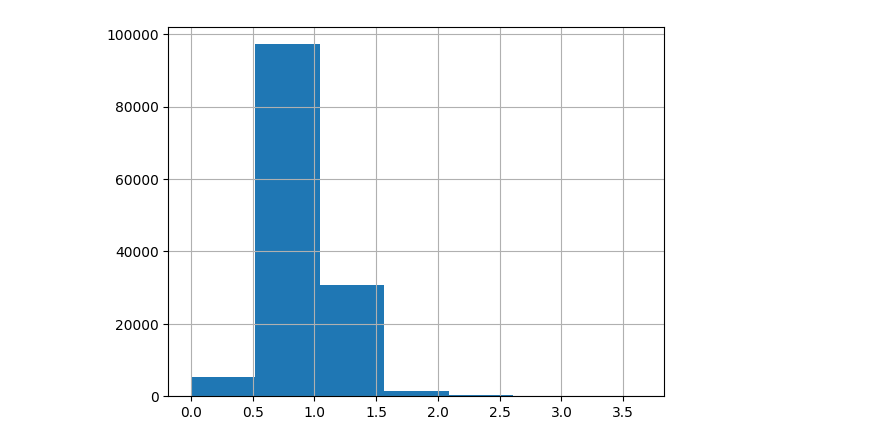
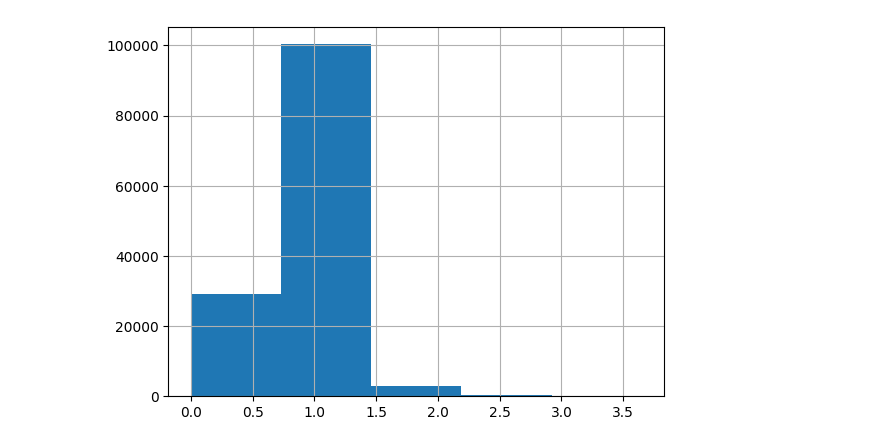
Before and after one commit to PacoFletcher/Proyecto-Machine-Learning, a Jupyter notebook: jupyters/Modelos.ipynb, the cells around one changed output. Saved outputs shown, nothing was run; the diff lists cells and outputs as text; code cells hidden in the pictures.

```diff
--- a/jupyters/Modelos.ipynb
+++ b/jupyters/Modelos.ipynb
@@ -27,3 +30,3 @@ memory usage: 74.3+ MB
 # %%
-X = df.select_dtypes("number")
+df["datetime"] = pd.to_datetime(df["datetime"])
 # %%
@@ -158,6 +177,6 @@ df[df["Numero_morts"] == 3]
 # %%
 met = np.log(10*df["Numero_morts"] + 2*df["Numero_lesionats_greus"] + 0.5*df["Numero_lesionats_lleus"] + 0.5*df["Numero_vehicles_implicats"] + 1)
 # %%
-met.hist(bins = 7);
+met.hist(bins = 5);
 # %% [output]
-[figure, old version]
+[figure, new version]
```
Also changed, not shown: parts of 263 cells of this notebook, 31 other files.
